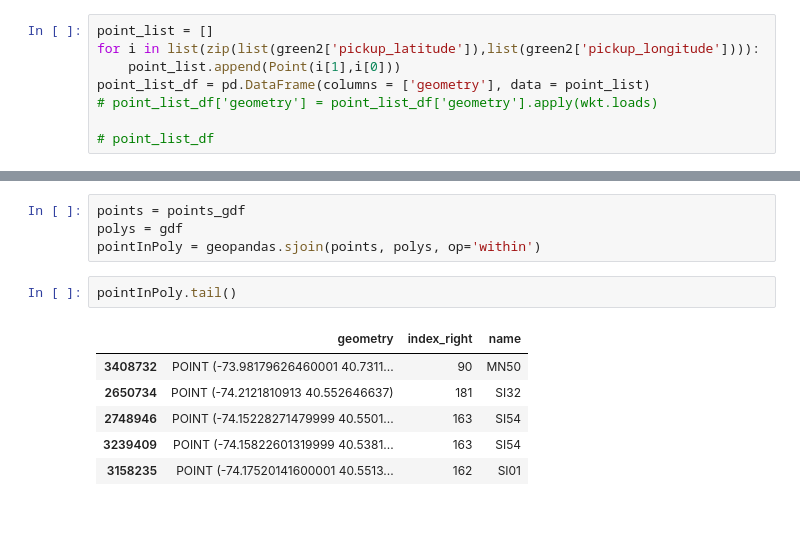
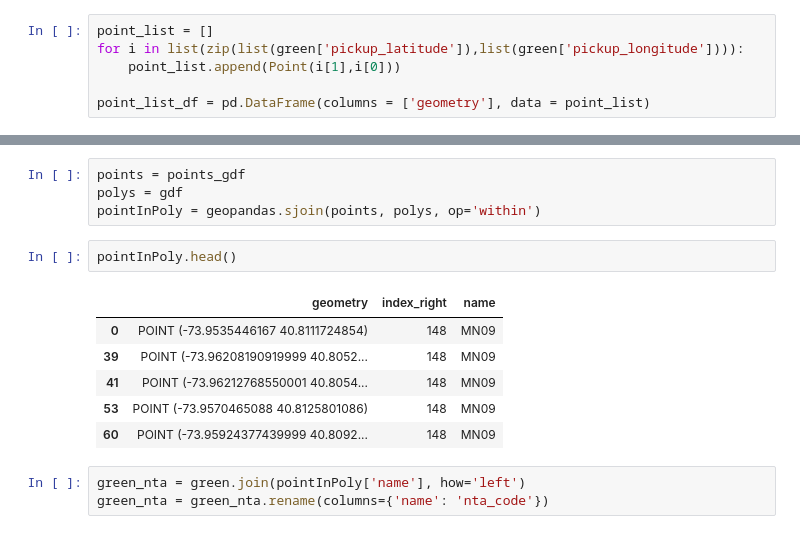
Before and after one commit to KamyNz/datathon-group15-project, a Jupyter notebook: week1/analysis1_greentaxis.ipynb, the cells around one changed output, grey strips where cells are left out. Drawn from its saved outputs; the diff is of its cells as text.

Commit message:
Green table merged con zones y demographics

```diff
--- a/week1/analysis1_greentaxis.ipynb
+++ b/week1/analysis1_greentaxis.ipynb
@@ -96,9 +88,7 @@ green2 = green
 # %%
 point_list = []
-for i in list(zip(list(green2['pickup_latitude']),list(green2['pickup_longitude']))):
+for i in list(zip(list(green['pickup_latitude']),list(green['pickup_longitude']))):
     point_list.append(Point(i[1],i[0]))
+
 point_list_df = pd.DataFrame(columns = ['geometry'], data = point_list)
-# point_list_df['geometry'] = point_list_df['geometry'].apply(wkt.loads)
-
-# point_list_df
 # %%
@@ -125,11 +115,14 @@ points = points_gdf
 polys = gdf
 pointInPoly = geopandas.sjoin(points, polys, op='within')
 # %%
-pointInPoly.tail()
+pointInPoly.head()
 # %% [output]
 |  | geometry | index_right | name |
-| 3408732 | POINT (-73.98179626460001 40.7311... | 90 | MN50 |
-| 2650734 | POINT (-74.2121810913 40.552646637) | 181 | SI32 |
-| 2748946 | POINT (-74.15228271479999 40.5501... | 163 | SI54 |
-| 3239409 | POINT (-74.15822601319999 40.5381... | 163 | SI54 |
-| 3158235 | POINT (-74.17520141600001 40.5513... | 162 | SI01 |
+| 0 | POINT (-73.9535446167 40.8111724854) | 148 | MN09 |
+| 39 | POINT (-73.96208190919999 40.8052... | 148 | MN09 |
+| 41 | POINT (-73.96212768550001 40.8054... | 148 | MN09 |
+| 53 | POINT (-73.9570465088 40.8125801086) | 148 | MN09 |
+| 60 | POINT (-73.95924377439999 40.8092... | 148 | MN09 |
+# %%
+green_nta = green.join(pointInPoly['name'], how='left')
+green_nta = green_nta.rename(columns={'name': 'nta_code'})
```
Also changed, not shown: parts of 40 cells of this notebook.
